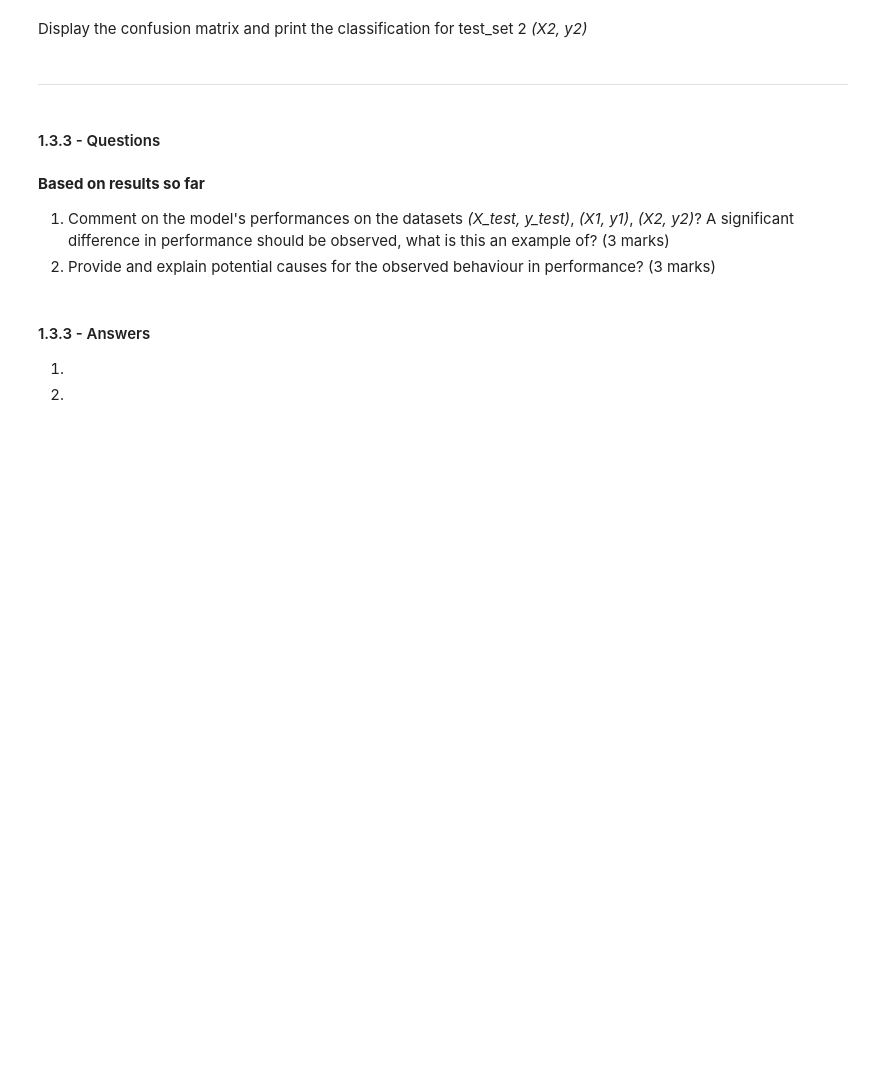
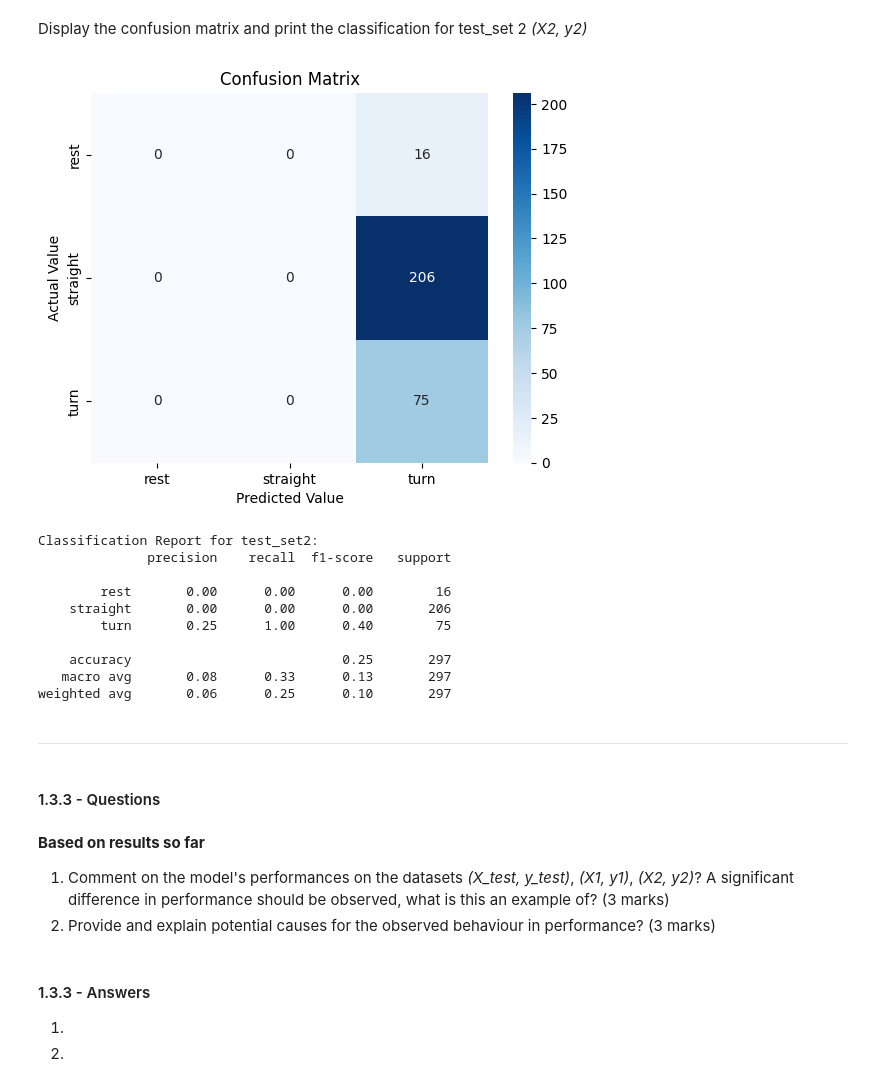
Before and after one commit to Divya-Bhavsar03/engg680_2024_fall, a Jupyter notebook: Lab_Assignment4/Assignment 4.ipynb, the cells around one changed output. Drawn from its saved outputs; the diff is of its cells as text; code cells hidden in the pictures; blank space fills up the shorter version.

```diff
--- a/Lab_Assignment4/Assignment 4.ipynb
+++ b/Lab_Assignment4/Assignment 4.ipynb
@@ -280,5 +285,5 @@ X1.head(2)
 # %%
 # TODO - Load the target vector from test_set2 into y2, and all features from test_set2 into X2
-# y2 =
-# X2 =
+y2 = test_set2['motion_state']
+X2 = test_set2.drop(columns=['motion_state'])
 X2.head(2)
@@ -306,3 +345,33 @@ Display the confusion matrix and print the classification for test_set 2 *(X2, y
+# %%
+# TODO - Display confusion matrix and print classification report for (X2, y2)
+y2_pred = grid.best_estimator_.predict(X2)
+
+conf_mat2 = confusion_matrix(y2,y2_pred)
+
+sns.heatmap(conf_mat2, annot=True, fmt='d', cmap='Blues',
+            xticklabels=cv_set['motion_state'].unique(),
+            yticklabels=cv_set['motion_state'].unique())
+
+plt.xlabel('Predicted Value')
+plt.ylabel('Actual Value')
+plt.title('Confusion Matrix')
+plt.show()
+
+#Classification Report
+print("Classification Report for test_set2:")
+print(classification_report(y2, y2_pred))
+# %% [output]
+[figure, added]
+Classification Report for test_set2:
+              precision    recall  f1-score   support
+
+        rest       0.00      0.00      0.00        16
+    straight       0.00      0.00      0.00       206
+        turn       0.25      1.00      0.40        75
+
+    accuracy                           0.25       297
+   macro avg       0.08      0.33      0.13       297
+weighted avg       0.06      0.25      0.10       297
 # %% [markdown]
 ___
 # %% [markdown]
```
Also changed, not shown: parts of 6 cells of this notebook.
